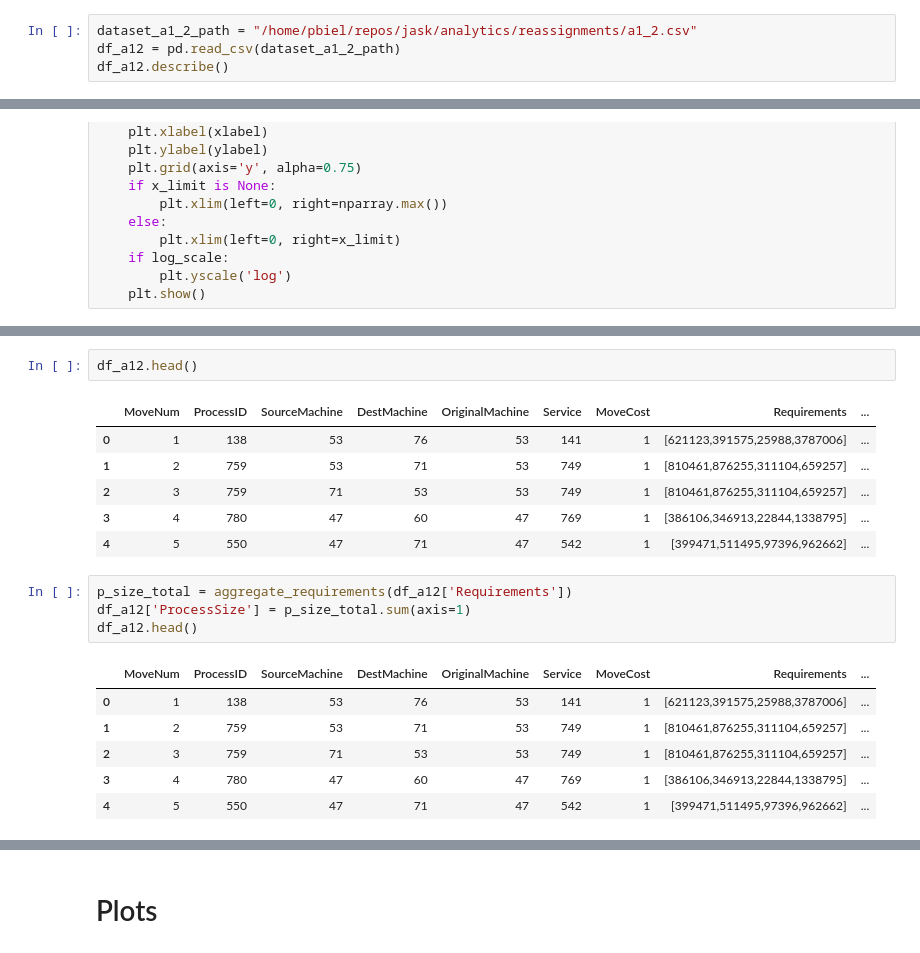
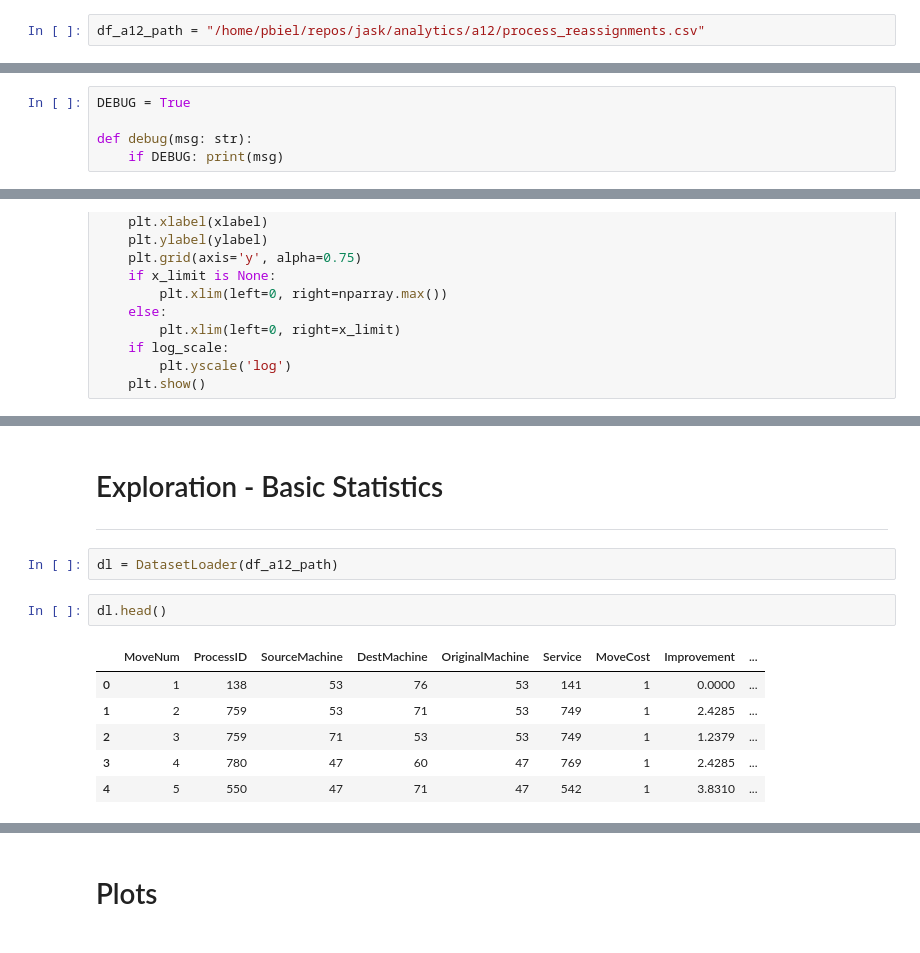
Before and after one commit to circleorange/jaskowski-j12, a Jupyter notebook: analytics/reassignments.ipynb, the cells around one changed output, grey strips where cells are left out. Saved outputs shown, nothing was run; the diff lists cells and outputs as text.

Commit message:
refactoring data handling to DatasetLoader

```diff
--- a/analytics/reassignments.ipynb
+++ b/analytics/reassignments.ipynb
@@ -8,6 +8,4 @@ import matplotlib.pyplot as plt
 import ast
 import scipy as sp
 # %%
-dataset_a1_2_path = "/home/pbiel/repos/jask/analytics/reassignments/a1_2.csv"
-df_a12 = pd.read_csv(dataset_a1_2_path)
-df_a12.describe()
+df_a12_path = "/home/pbiel/repos/jask/analytics/a12/process_reassignments.csv"
@@ -53,3 +12,8 @@ memory usage: 15.0+ MB
+# %%
+DEBUG = True
+
+def debug(msg: str):
+    if DEBUG: print(msg)
 # %% [markdown]
 # Utility Functions
 ---
@@ -364,20 +247,14 @@ def plot_distribution_bins(
+# %% [markdown]
+# Exploration - Basic Statistics
+---
+# %%
+dl = DatasetLoader(df_a12_path)
 # %%
-df_a12.head()
+dl.head()
 # %% [output]
-|  | MoveNum | ProcessID | SourceMachine | DestMachine | OriginalMachine | Service | MoveCost | Requirements | ... |
-| 0 | 1 | 138 | 53 | 76 | 53 | 141 | 1 | [621123,391575,25988,3787006] | ... |
-| 1 | 2 | 759 | 53 | 71 | 53 | 749 | 1 | [810461,876255,311104,659257] | ... |
-| 2 | 3 | 759 | 71 | 53 | 53 | 749 | 1 | [810461,876255,311104,659257] | ... |
-| 3 | 4 | 780 | 47 | 60 | 47 | 769 | 1 | [386106,346913,22844,1338795] | ... |
-| 4 | 5 | 550 | 47 | 71 | 47 | 542 | 1 | [399471,511495,97396,962662] | ... |
+|  | MoveNum | ProcessID | SourceMachine | DestMachine | OriginalMachine | Service | MoveCost | Improvement | ... |
+| 0 | 1 | 138 | 53 | 76 | 53 | 141 | 1 | 0.0000 | ... |
+| 1 | 2 | 759 | 53 | 71 | 53 | 749 | 1 | 2.4285 | ... |
+| 2 | 3 | 759 | 71 | 53 | 53 | 749 | 1 | 1.2379 | ... |
+| 3 | 4 | 780 | 47 | 60 | 47 | 769 | 1 | 2.4285 | ... |
+| 4 | 5 | 550 | 47 | 71 | 47 | 542 | 1 | 3.8310 | ... |
-# %%
-p_size_total = aggregate_requirements(df_a12['Requirements'])
-df_a12['ProcessSize'] = p_size_total.sum(axis=1)
-df_a12.head()
-# %% [output]
-|  | MoveNum | ProcessID | SourceMachine | DestMachine | OriginalMachine | Service | MoveCost | Requirements | ... |
-| 0 | 1 | 138 | 53 | 76 | 53 | 141 | 1 | [621123,391575,25988,3787006] | ... |
-| 1 | 2 | 759 | 53 | 71 | 53 | 749 | 1 | [810461,876255,311104,659257] | ... |
-| 2 | 3 | 759 | 71 | 53 | 53 | 749 | 1 | [810461,876255,311104,659257] | ... |
-| 3 | 4 | 780 | 47 | 60 | 47 | 769 | 1 | [386106,346913,22844,1338795] | ... |
-| 4 | 5 | 550 | 47 | 71 | 47 | 542 | 1 | [399471,511495,97396,962662] | ... |
```
Also changed, not shown: parts of 37 cells of this notebook, 9 other files.
